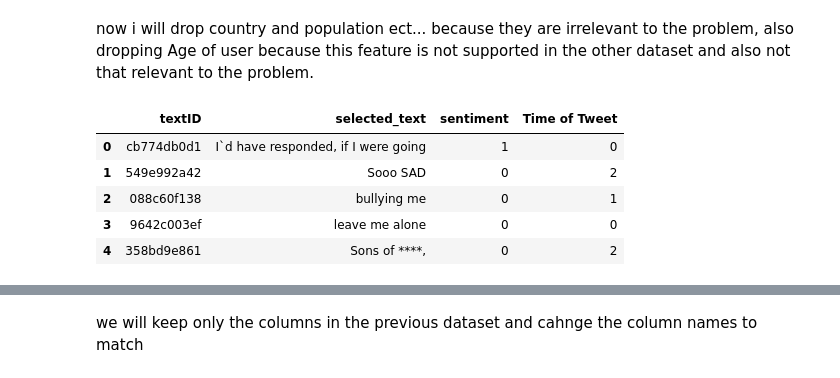
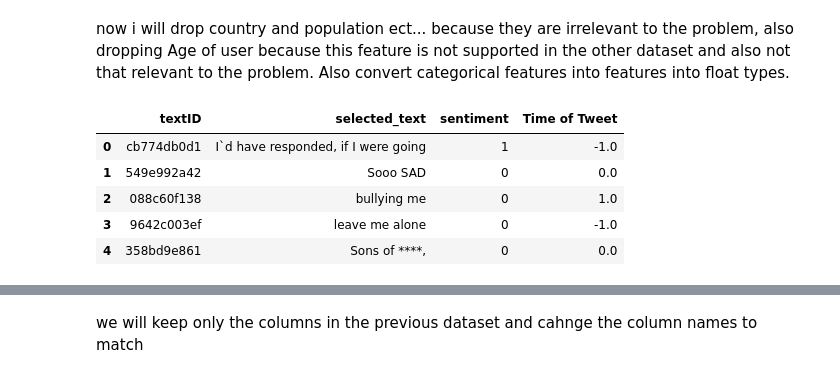
Before and after one commit to Omaressam2002/Sentiment_analysis, a Jupyter notebook: Sentiment_analysis.ipynb, the cells around one changed output, grey strips where cells are left out. Saved outputs shown, nothing was run; the diff lists cells and outputs as text; code cells hidden in the pictures.

```diff
--- a/Sentiment_analysis.ipynb
+++ b/Sentiment_analysis.ipynb
@@ -45,30 +46,30 @@ train.head(5)
 | 3 | 9642c003ef | what interview! leave me alone | leave me alone | negative | morning | 46-60 | Andorra | 77265 | ... |
 | 4 | 358bd9e861 | Sons of ****, why couldn`t they p... | Sons of ****, | negative | noon | 60-70 | Angola | 32866272 | ... |
 # %% [markdown]
-now i will drop country and population ect... because they are irrelevant to the problem, also dropping Age of user because this feature is not supported in the other dataset and also not that relevant to the problem.
+now i will drop country and population ect... because they are irrelevant to the problem, also dropping Age of user because this feature is not supported in the other dataset and also not that relevant to the problem. Also convert categorical features into features into float types.
 # %%
 train.drop(axis = 1,labels = ['Population -2020','Land Area (Km²)','Country','Age of User',"Density (P/Km²)",'text'],inplace=True)
 train = train[train.selected_text.notnull()]
 train.reset_index(drop=True,inplace = True )
 
-train['Time of Tweet'][train['Time of Tweet'] == 'morning'] = 0
+train['Time of Tweet'][train['Time of Tweet'] == 'morning'] = -1
+train['Time of Tweet'][train['Time of Tweet'] == 'noon'] = 0
 train['Time of Tweet'][train['Time of Tweet'] == 'night'] = 1
-train['Time of Tweet'][train['Time of Tweet'] == 'noon'] = 2
-
+train['Time of Tweet'] = (train['Time of Tweet'].astype('float'))
 
 train['sentiment'][train['sentiment'] == 'negative'] = 0
 train['sentiment'][train['sentiment'] == 'neutral'] = 1
 train['sentiment'][train['sentiment'] == 'positive'] = 2
 train['sentiment'] = (train['sentiment'].astype('int'))
 
 train.head(5)
 # %% [output]
 |  | textID | selected_text | sentiment | Time of Tweet |
-| 0 | cb774db0d1 | I`d have responded, if I were going | 1 | 0 |
-| 1 | 549e992a42 | Sooo SAD | 0 | 2 |
-| 2 | 088c60f138 | bullying me | 0 | 1 |
-| 3 | 9642c003ef | leave me alone | 0 | 0 |
-| 4 | 358bd9e861 | Sons of ****, | 0 | 2 |
+| 0 | cb774db0d1 | I`d have responded, if I were going | 1 | -1.0 |
+| 1 | 549e992a42 | Sooo SAD | 0 | 0.0 |
+| 2 | 088c60f138 | bullying me | 0 | 1.0 |
+| 3 | 9642c003ef | leave me alone | 0 | -1.0 |
+| 4 | 358bd9e861 | Sons of ****, | 0 | 0.0 |
 # %%
 train2 = pd.read_csv("Dataset/training.1600000.processed.noemoticon.csv",delimiter=',', encoding='ISO-8859-1')
 train2.head(5)
```
Also changed, not shown: parts of 24 cells of this notebook, 1 other file.
